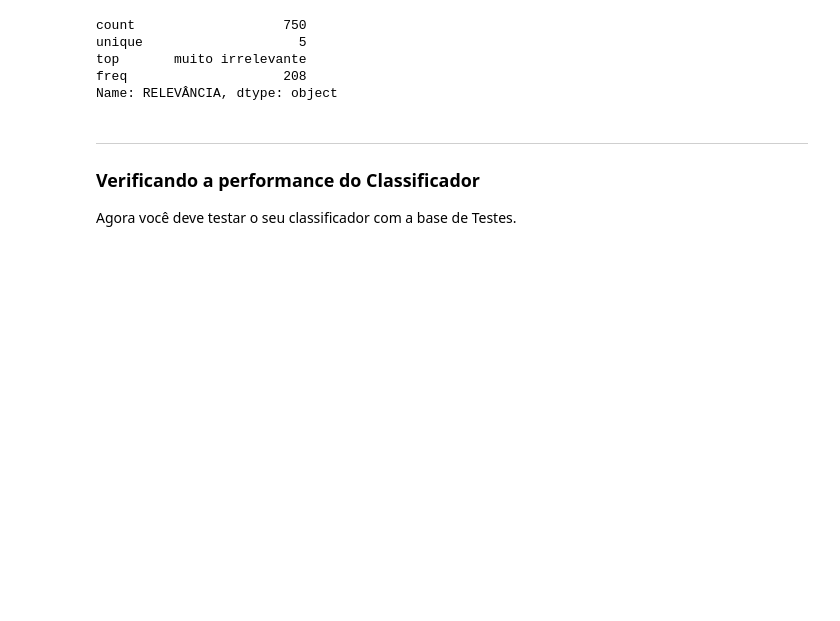
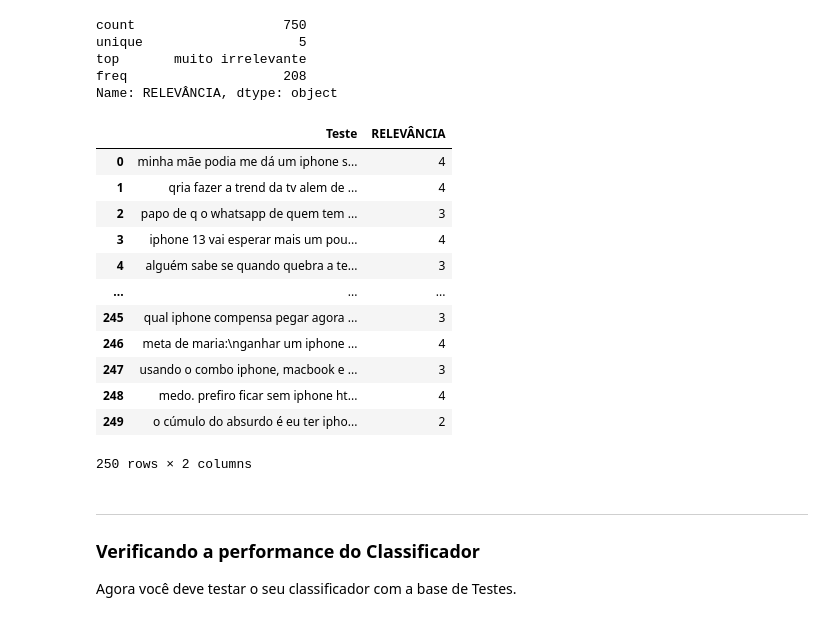
Before and after one commit to G3mha/does-Twitter-like-iPhone, a Jupyter notebook: Projeto1_Layout_Classificador.ipynb, the cells around one changed output. Drawn from its saved outputs; the diff is of its cells as text; code cells hidden in the pictures; blank space fills up the shorter version.

```diff
--- a/Projeto1_Layout_Classificador.ipynb
+++ b/Projeto1_Layout_Classificador.ipynb
@@ -184,6 +187,22 @@ def classificador(frase):
     return max(
         categorias, key=lambda categoria: prob_frase(categoria, frase)
     )
+# %%
+test
+# %% [output]
+|  | Teste | RELEVÂNCIA |
+| 0 | minha mãe podia me dá um iphone s... | 4 |
+| 1 | qria fazer a trend da tv alem de ... | 4 |
+| 2 | papo de q o whatsapp de quem tem ... | 3 |
+| 3 | iphone 13 vai esperar mais um pou... | 4 |
+| 4 | alguém sabe se quando quebra a te... | 3 |
+| ... | ... | ... |
+| 245 | qual iphone compensa pegar agora ... | 3 |
+| 246 | meta de maria:\nganhar um iphone ... | 4 |
+| 247 | usando o combo iphone, macbook e ... | 3 |
+| 248 | medo. prefiro ficar sem iphone ht... | 4 |
+| 249 | o cúmulo do absurdo é eu ter ipho... | 2 |
+250 rows × 2 columns
 # %% [markdown]
 ___
 ### Verificando a performance do Classificador
```
Also changed, not shown: parts of 5 cells of this notebook.
